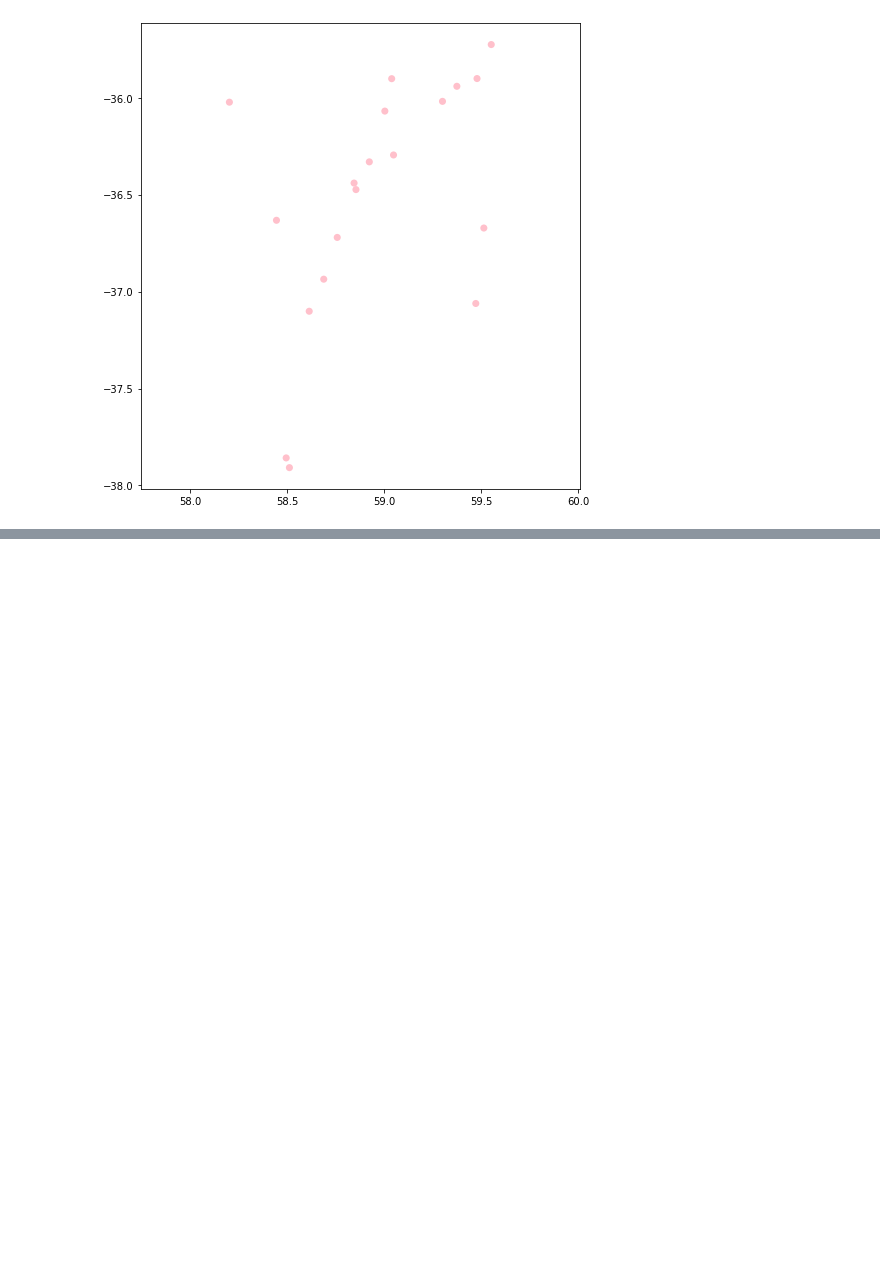
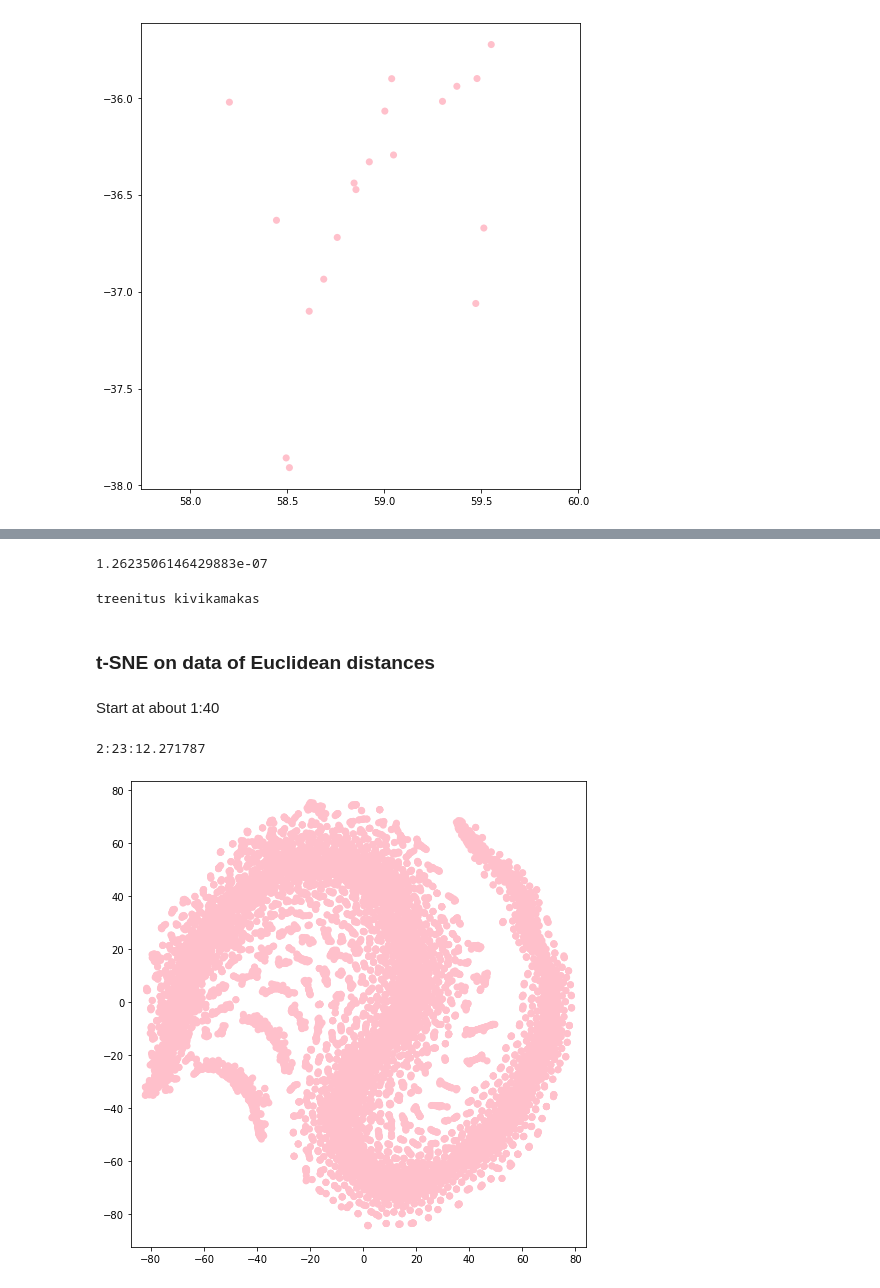
Before and after one commit to birgitsormus/noun-adj-classification, a Jupyter notebook: similarities.ipynb, the cells around one changed output, grey strips where cells are left out. Drawn from its saved outputs; the diff is of its cells as text; code cells hidden in the pictures; blank space fills up the shorter version.

Commit message:
initial t-SNE based on word similarities and LDA topic vectors

```diff
--- a/similarities.ipynb
+++ b/similarities.ipynb
@@ -228,0 +481,16 @@ plt.show()
+# %%
+print(str(timedelta(seconds=time.time()+7200)).split(", ")[1])
+start = datetime.now()
+
+lda_similarities = defaultdict(dict)
+
+for pair in id_pairs:
+    first = pair[0]
+    second = pair[1]
+    dist = np.linalg.norm(lda_topics[first] - lda_topics[second]) # euclidean distance
+
+    lda_similarities[first][second] = dist
+    lda_similarities[second][first] = dist
+
+print(str(timedelta(seconds=time.time()+7200)).split(", ")[1])
+print(datetime.now()-start)
@@ -228,0 +501,2 @@ plt.show()
+# %%
+noun_sim_df = pd.DataFrame(lda_similarities)
@@ -228,0 +519,4 @@ plt.show()
+# %%
+noun_sim_df = noun_sim_df.reindex(sorted(noun_sim_df.columns), axis=1)
+noun_sim_df = noun_sim_df.reindex(sorted(noun_sim_df.index), axis=0)
+noun_sim_df = noun_sim_df.fillna(0)
@@ -228,0 +546,10 @@ plt.show()
+# %%
+noun_sim_df.at[1462, 1975]
+# %% [output]
+1.2623506146429883e-07
+# %%
+print(nouns[1462], nouns[1975])
+# %% [output]
+treenitus kivikamakas
+# %% [markdown]
+### t-SNE on data of Euclidean distances
@@ -228,0 +563,5 @@ plt.show()
+# %% [markdown]
+Start at about 1:40
+# %%
+lda_tsne = TSNE(random_state=17)
+lda_tsne_results = lda_tsne.fit_transform(noun_sim_df.values)
@@ -228,0 +570,13 @@ plt.show()
+# %%
+print(str(timedelta(seconds=time.time()+7200)).split(", ")[1])
+# %% [output]
+2:23:12.271787
+# %%
+plt.figure(figsize=(7, 7))
+plt.scatter(lda_tsne_results[:, 0], lda_tsne_results[:, 1], marker='o', s=50, edgecolor='None', c='pink')
+
+plt.tight_layout()
+plt.axis('equal')
+plt.show()
+# %% [output]
+[figure, added]
```
Also changed, not shown: parts of 55 cells of this notebook, 1 other file.
